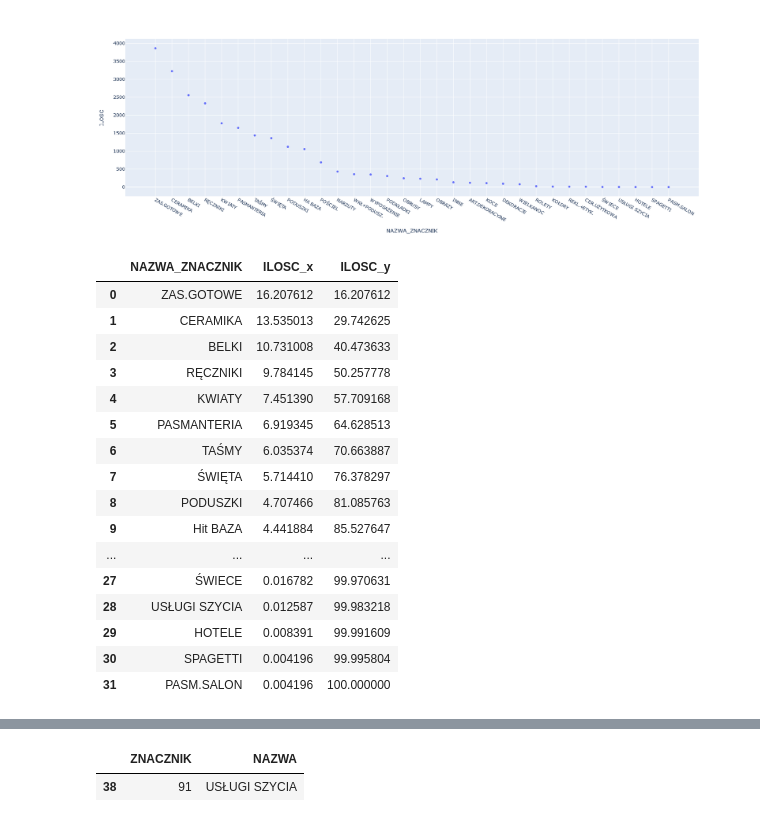
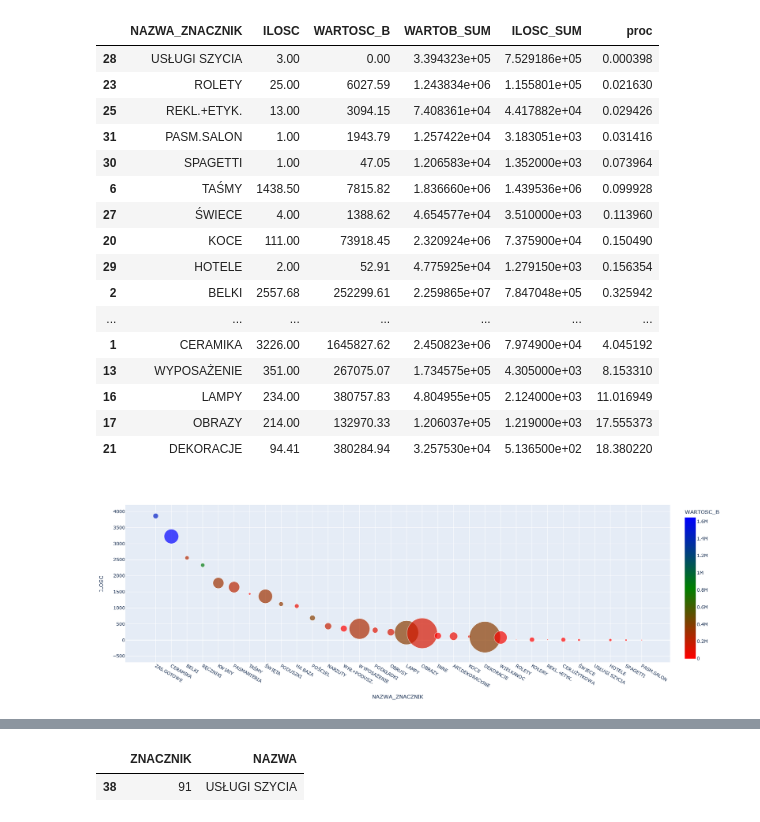
Before and after one commit to plggrzybuch/reklamacje, a Jupyter notebook: reklamacje_sql.ipynb, the cells around one changed output, grey strips where cells are left out. Saved outputs shown, nothing was run; the diff lists cells and outputs as text; code cells hidden in the pictures.

```diff
--- a/reklamacje_sql.ipynb
+++ b/reklamacje_sql.ipynb
@@ -239,16 +119,35 @@ df_szac.loc[df_szac['uz_nr']=='00139273']
 # %%
-def func_plot_scatter(df, dict_agg, gr):
-    df=df.loc[df['ANALIT01'].isin(['LI','FE', 'OU'])].groupby([gr]).agg(dict_agg).sort_values(by='ILOSC', ascending=False).reset_index()
-    fig=px.scatter(df,
+def func_plot_scatter(df, dict_agg, gr,
+                     df_sell):
+    df_sell=df_sell.loc[df_sell['ILOSC_SUM']>1]
+    df=df.loc[df['ANALIT01'].isin(['LI','FE', 'OU'])]
+    df_dostawca_produkt=df[['DOSTAWCA','KOD_TEMA']].drop_duplicates()
+    df_gr_filtr=df[[gr]].drop_duplicates()
+    df_gr=df.groupby(gr).agg(dict_agg).sort_values(by='ILOSC', ascending=False).reset_index()
+    df_sell_dostawca_produkt=df_sell.merge(df_dostawca_produkt, how='inner', on=list(df_dostawca_produkt.columns)).\
+                                    groupby(gr).agg({'WARTOB_SUM':'sum'}).reset_index()
+    df_sell=df_sell.merge(df_gr_filtr, how='inner', on=list(df_gr_filtr.columns)).\
+                    groupby(gr).agg({'WARTOB_SUM':'sum',
+                                    'ILOSC_SUM':'sum'}).reset_index()
+    df_gr=df_gr.merge(df_sell, how='inner', on=gr)
+    df_gr['proc']=df_gr['ILOSC']/df_gr['ILOSC_SUM']*100
+    display(df_gr.sort_values(by='proc'))
+    fig=px.scatter(df_gr,
                   x=gr,
                   y='ILOSC',
+                   color='WARTOSC_B',
+                   size='proc',
+                   color_continuous_scale=["red", "green", "blue"],
                   #color='NAZWA_ZNACZNIK',
-                  height=600)#,
+                  height=600,
+                  size_max=60)#,
                   #log_y=True)
     fig.show()
 
-    _=df[dict_agg.keys()]/df[dict_agg.keys()].sum()*100
-    _1=(df[dict_agg.keys()]/df[dict_agg.keys()].sum()*100).cumsum()
-    display(df[[gr]].merge(_, how='left', left_index=True, right_index=True).merge(_1, how='left', left_index=True, right_index=True))
+    _=df_gr[dict_agg.keys()]/df_gr[dict_agg.keys()].sum()*100
+    _1=(df_gr[dict_agg.keys()]/df_gr[dict_agg.keys()].sum()*100).cumsum()
+    display(df_gr[[gr]].merge(_, how='left', left_index=True, right_index=True).merge(_1, how='left', left_index=True, right_index=True))
+    # display(df_sell_dostawca_produkt)
+    # display(df_sell)
     return
 # %%
@@ -271,21 +186,24 @@ func_plot_scatter(df_fi, {'ILOSC':'sum'}, 'DOSTAWCA')
 # %%
-func_plot_scatter(df_fi, {'ILOSC':'sum'}, 'NAZWA_ZNACZNIK')
+func_plot_scatter(df_fi, {'ILOSC':'sum',
+                         'WARTOSC_B':'sum'},
+                  'NAZWA_ZNACZNIK',
+                 df_sell)
 # %% [output]
+|  | NAZWA_ZNACZNIK | ILOSC | WARTOSC_B | WARTOB_SUM | ILOSC_SUM | proc |
+| 28 | USŁUGI SZYCIA | 3.00 | 0.00 | 3.394323e+05 | 7.529186e+05 | 0.000398 |
+| 23 | ROLETY | 25.00 | 6027.59 | 1.243834e+06 | 1.155801e+05 | 0.021630 |
+| 25 | REKL.+ETYK. | 13.00 | 3094.15 | 7.408361e+04 | 4.417882e+04 | 0.029426 |
+| 31 | PASM.SALON | 1.00 | 1943.79 | 1.257422e+04 | 3.183051e+03 | 0.031416 |
+| 30 | SPAGETTI | 1.00 | 47.05 | 1.206583e+04 | 1.352000e+03 | 0.073964 |
+| 6 | TAŚMY | 1438.50 | 7815.82 | 1.836660e+06 | 1.439536e+06 | 0.099928 |
+| 27 | ŚWIECE | 4.00 | 1388.62 | 4.654577e+04 | 3.510000e+03 | 0.113960 |
+| 20 | KOCE | 111.00 | 73918.45 | 2.320924e+06 | 7.375900e+04 | 0.150490 |
+| 29 | HOTELE | 2.00 | 52.91 | 4.775925e+04 | 1.279150e+03 | 0.156354 |
+| 2 | BELKI | 2557.68 | 252299.61 | 2.259865e+07 | 7.847048e+05 | 0.325942 |
+| ... | ... | ... | ... | ... | ... | ... |
+| 1 | CERAMIKA | 3226.00 | 1645827.62 | 2.450823e+06 | 7.974900e+04 | 4.045192 |
+| 13 | WYPOSAŻENIE | 351.00 | 267075.07 | 1.734575e+05 | 4.305000e+03 | 8.153310 |
+| 16 | LAMPY | 234.00 | 380757.83 | 4.804955e+05 | 2.124000e+03 | 11.016949 |
+| 17 | OBRAZY | 214.00 | 132970.33 | 1.206037e+05 | 1.219000e+03 | 17.555373 |
+| 21 | DEKORACJE | 94.41 | 380284.94 | 3.257530e+04 | 5.136500e+02 | 18.380220 |
-[figure, old version]
+[figure, new version]
-|  | NAZWA_ZNACZNIK | ILOSC_x | ILOSC_y |
-| 0 | ZAS.GOTOWE | 16.207612 | 16.207612 |
-| 1 | CERAMIKA | 13.535013 | 29.742625 |
-| 2 | BELKI | 10.731008 | 40.473633 |
-| 3 | RĘCZNIKI | 9.784145 | 50.257778 |
-| 4 | KWIATY | 7.451390 | 57.709168 |
-| 5 | PASMANTERIA | 6.919345 | 64.628513 |
-| 6 | TAŚMY | 6.035374 | 70.663887 |
-| 7 | ŚWIĘTA | 5.714410 | 76.378297 |
-| 8 | PODUSZKI | 4.707466 | 81.085763 |
-| 9 | Hit BAZA | 4.441884 | 85.527647 |
-| ... | ... | ... | ... |
-| 27 | ŚWIECE | 0.016782 | 99.970631 |
-| 28 | USŁUGI SZYCIA | 0.012587 | 99.983218 |
-| 29 | HOTELE | 0.008391 | 99.991609 |
-| 30 | SPAGETTI | 0.004196 | 99.995804 |
-| 31 | PASM.SALON | 0.004196 | 100.000000 |
```
Also changed, not shown: parts of 40 cells of this notebook.
